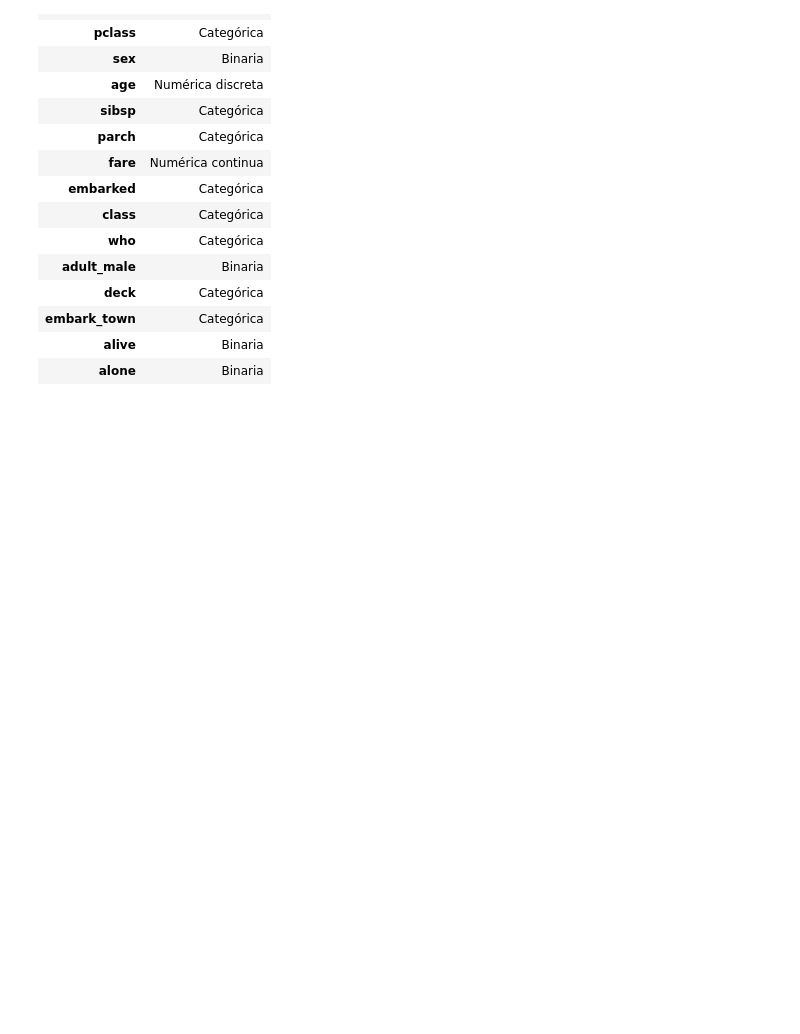
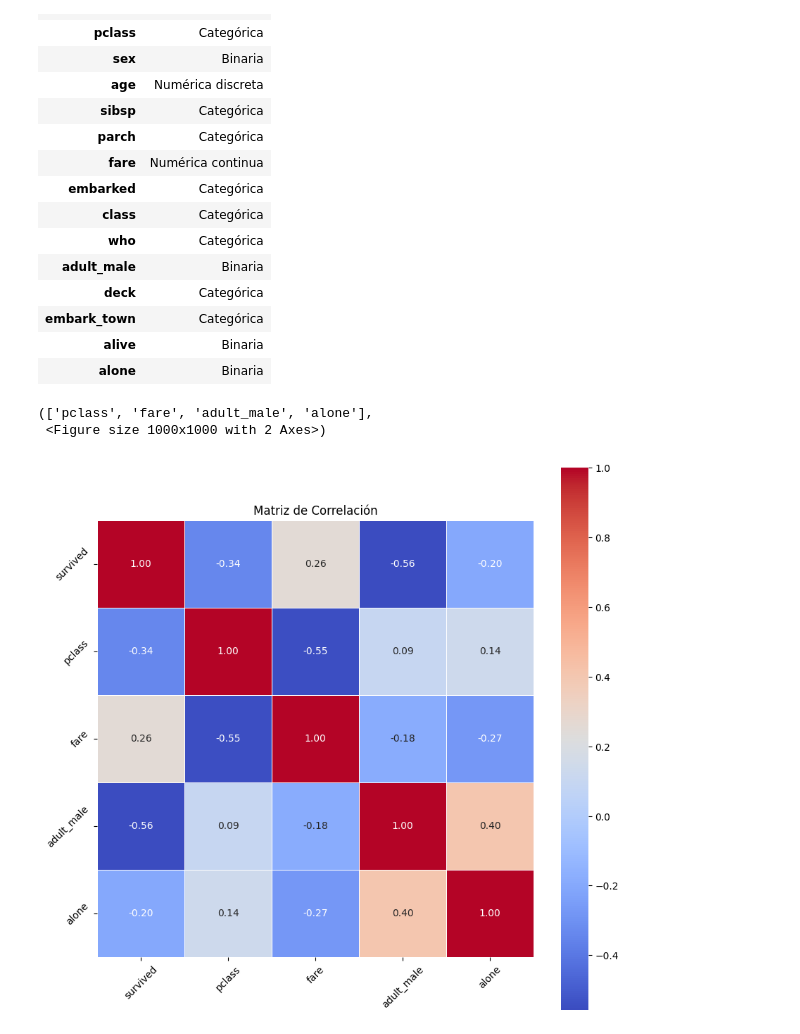
Before and after one commit to Borzase/Grupo_6, a Jupyter notebook: tool_box/funciones.ipynb, the cells around one changed output. Cells and saved outputs as stored; diff of their text form; code cells hidden in the pictures; blank space fills up the shorter version.

```diff
--- a/tool_box/funciones.ipynb
+++ b/tool_box/funciones.ipynb
@@ -97,0 +102,6 @@ def get_features_num_regression(dataframe, target_col,umbral_corr, pvalue = None
+# %%
+get_features_num_regression(df_titanic, "survived", 0.2)
+# %% [output]
+(['pclass', 'fare', 'adult_male', 'alone'],
+ <Figure size 1000x1000 with 2 Axes>)
+[figure, added]
```
Also changed, not shown: parts of 8 cells of this notebook, 1 other file.
